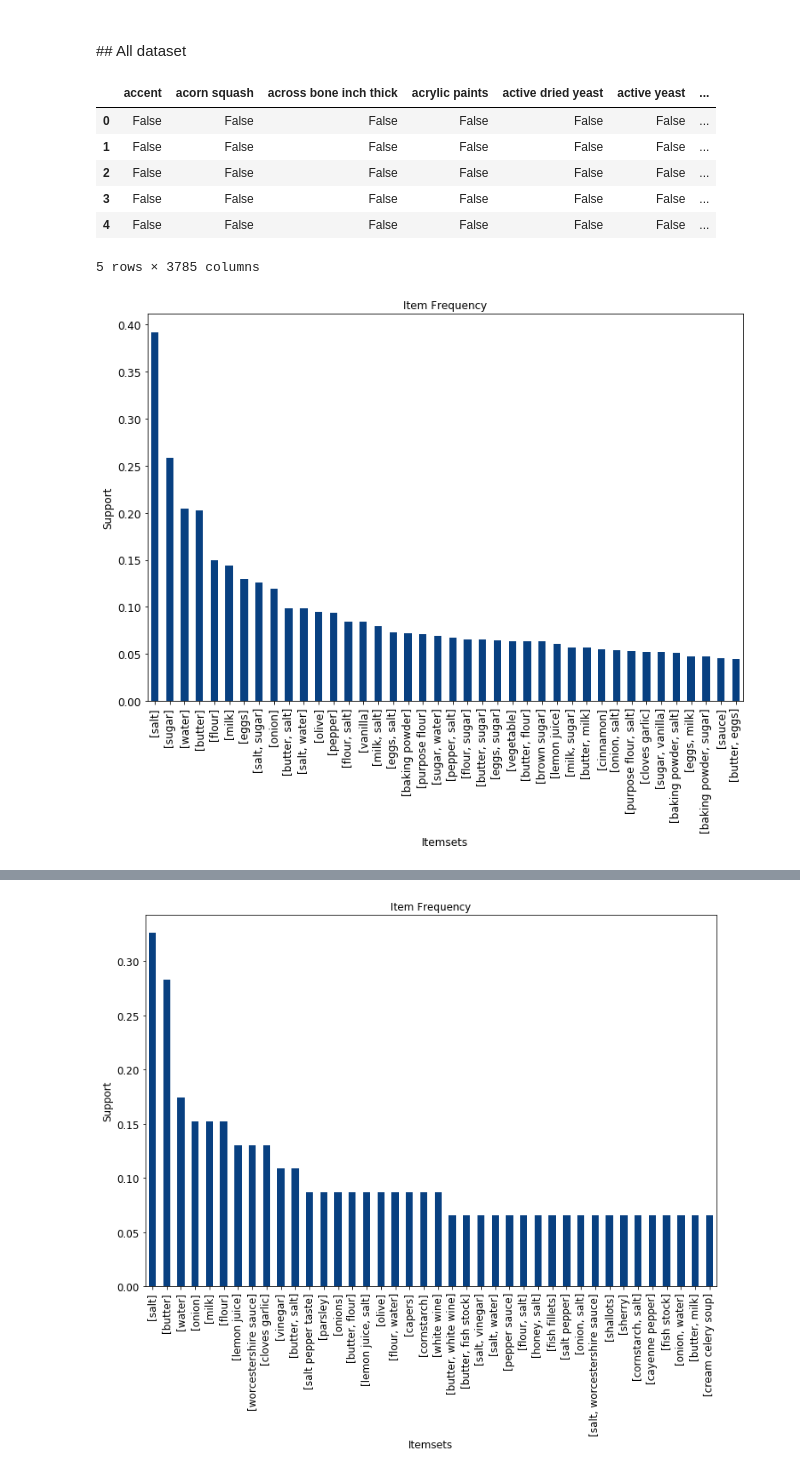
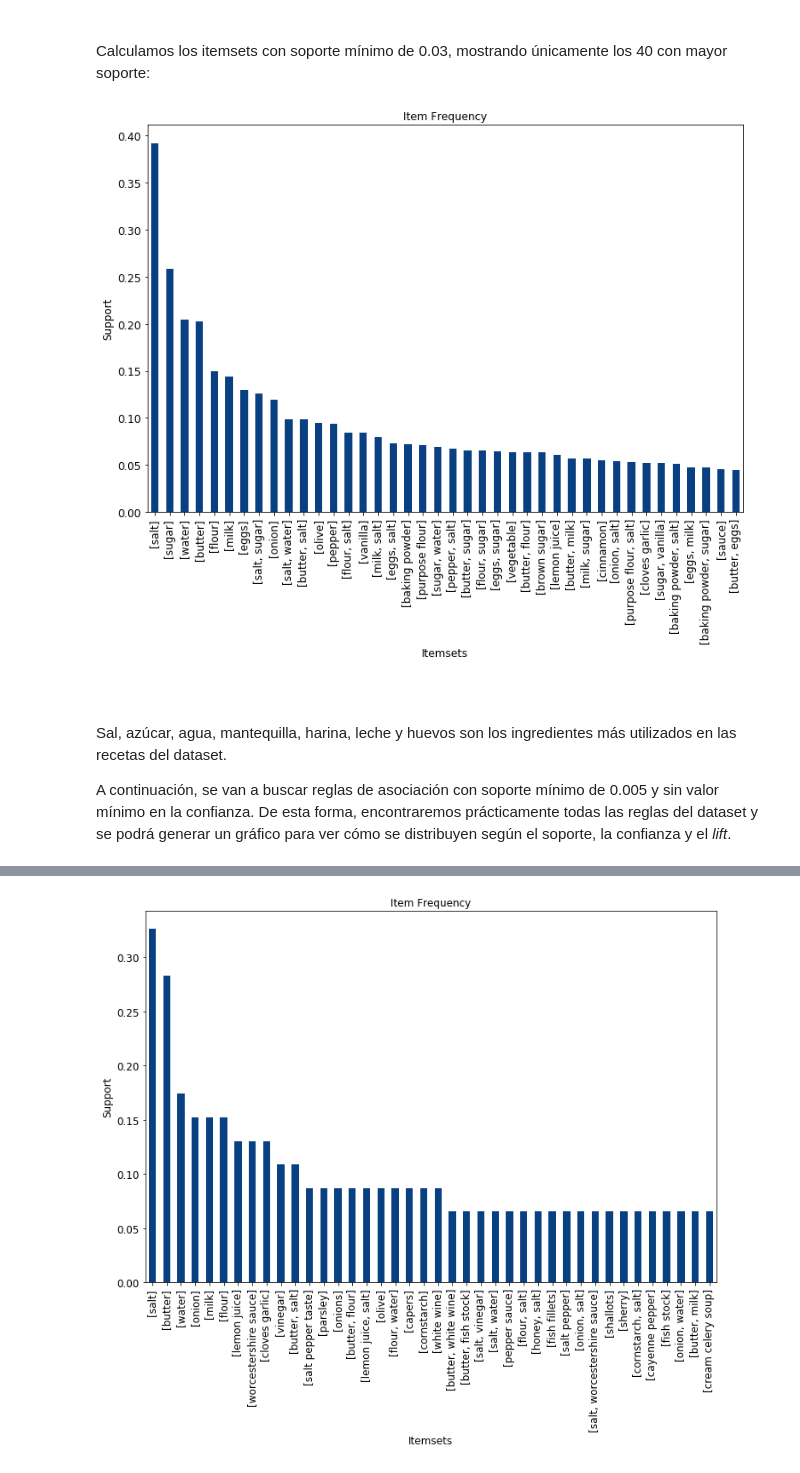
Before and after one commit to JoanMartin/UIB-MasterInBigData, a Jupyter notebook: New-Trend-In-Data-Mining/Association Rules/Recipe Association Rules.ipynb, the cells around one changed output, grey strips where cells are left out. Saved outputs shown, nothing was run; the diff lists cells and outputs as text; code cells hidden in the pictures.

```diff
--- a/New-Trend-In-Data-Mining/Association Rules/Recipe Association Rules.ipynb
+++ b/New-Trend-In-Data-Mining/Association Rules/Recipe Association Rules.ipynb
@@ -184,23 +265,16 @@ fish_rules = apriori(fish_trans, parameter=list(support=0.03, confidence=0,
+# %% [markdown]
+<br>
+
+Calculamos los itemsets con soporte mínimo de 0.03, mostrando únicamente los 40 con mayor soporte:
+# %%
+item_frequency_plot(df_transactions, support=0.03, top_n=40)
+# %% [output]
+[figure, added]
 # %% [markdown]
 <br>
-## All dataset
-# %%
-te = TransactionEncoder()
-te_ary = te.fit(recipe_ingredients_clean).transform(recipe_ingredients_clean)
-
-df_transactions = pd.DataFrame(te_ary, columns=te.columns_)
-df_transactions.head()
-# %% [output]
-|  | accent | acorn squash | across bone inch thick | acrylic paints | active dried yeast | active yeast | ... |
-| 0 | False | False | False | False | False | False | ... |
-| 1 | False | False | False | False | False | False | ... |
-| 2 | False | False | False | False | False | False | ... |
-| 3 | False | False | False | False | False | False | ... |
-| 4 | False | False | False | False | False | False | ... |
-5 rows × 3785 columns
-# %%
-item_frequency_plot(df_transactions, support=0.005, top_n=40)
-# %% [output]
-[figure, removed]
+# %% [markdown]
+Sal, azúcar, agua, mantequilla, harina, leche y huevos son los ingredientes más utilizados en las recetas  del dataset.
+
+A continuación, se van a buscar reglas de asociación con soporte mínimo de 0.005 y sin valor mínimo en la confianza. De esta forma, encontraremos prácticamente todas las reglas del dataset y se podrá generar un gráfico para ver cómo se distribuyen según el soporte, la confianza y el *lift*.
 # %%
 frequent_itemsets = apriori(df_transactions, min_support=0.005, use_colnames=True)
```
Also changed, not shown: parts of 47 cells of this notebook, 3 other files.
